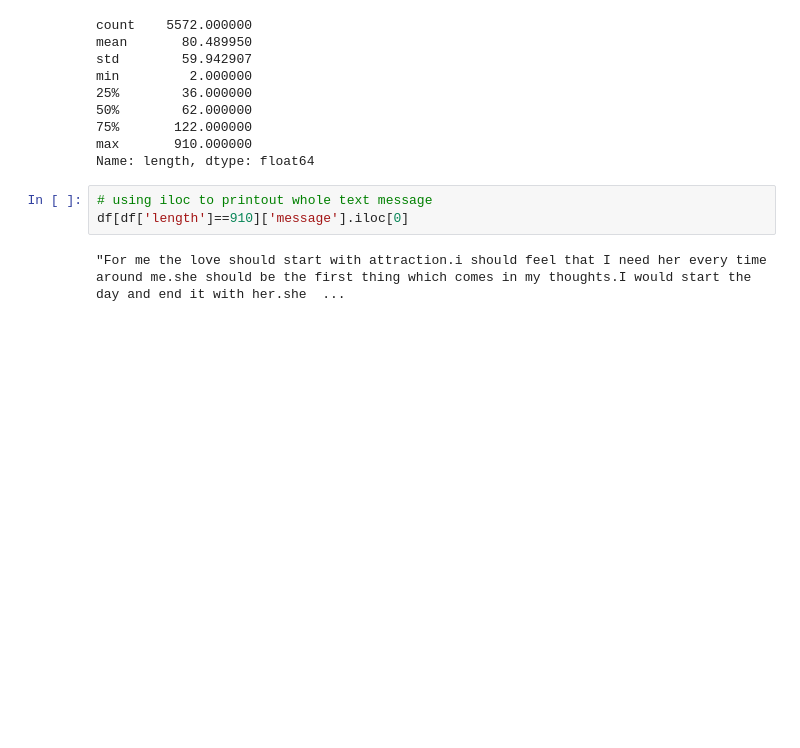
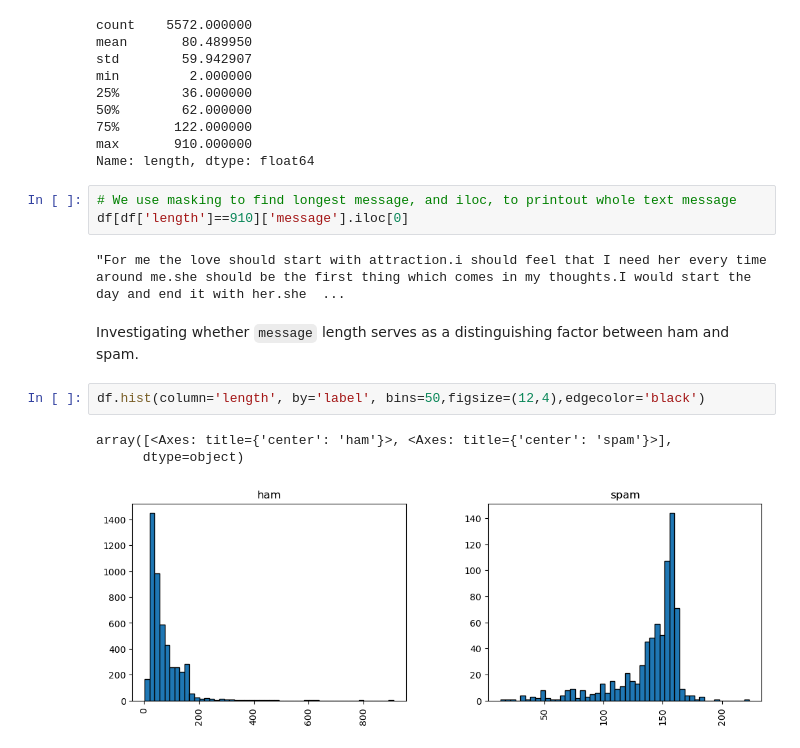
Before and after one commit to samira-shy/Python, a Jupyter notebook: MachineLearning/NaturalLanguageProcessing/NaturalLanguageProcessing.ipynb, the cells around one changed output. Cells and saved outputs as stored; diff of their text form; blank space fills up the shorter version.

Commit message:
NLP
Hist by label column

```diff
--- a/MachineLearning/NaturalLanguageProcessing/NaturalLanguageProcessing.ipynb
+++ b/MachineLearning/NaturalLanguageProcessing/NaturalLanguageProcessing.ipynb
@@ -212,7 +212,15 @@ min         2.000000
 max       910.000000
 Name: length, dtype: float64
 # %%
-# using iloc to printout whole text message
+# We use masking to find longest message, and iloc, to printout whole text message
 df[df['length']==910]['message'].iloc[0]
 # %% [output]
 "For me the love should start with attraction.i should feel that I need her every time around me.she should be the first thing which comes in my thoughts.I would start the day and end it with her.she  ...
+# %% [markdown]
+Investigating whether `message` length serves as a distinguishing factor between ham and spam.
+# %%
+df.hist(column='length', by='label', bins=50,figsize=(12,4),edgecolor='black')
+# %% [output]
+array([<Axes: title={'center': 'ham'}>, <Axes: title={'center': 'spam'}>],
+      dtype=object)
+[figure, added]
```
